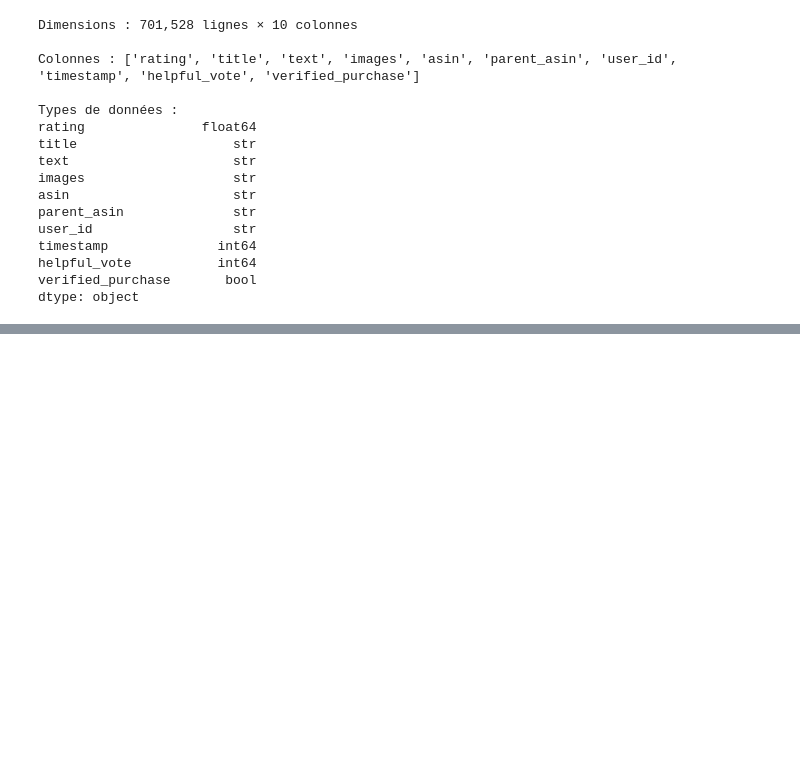
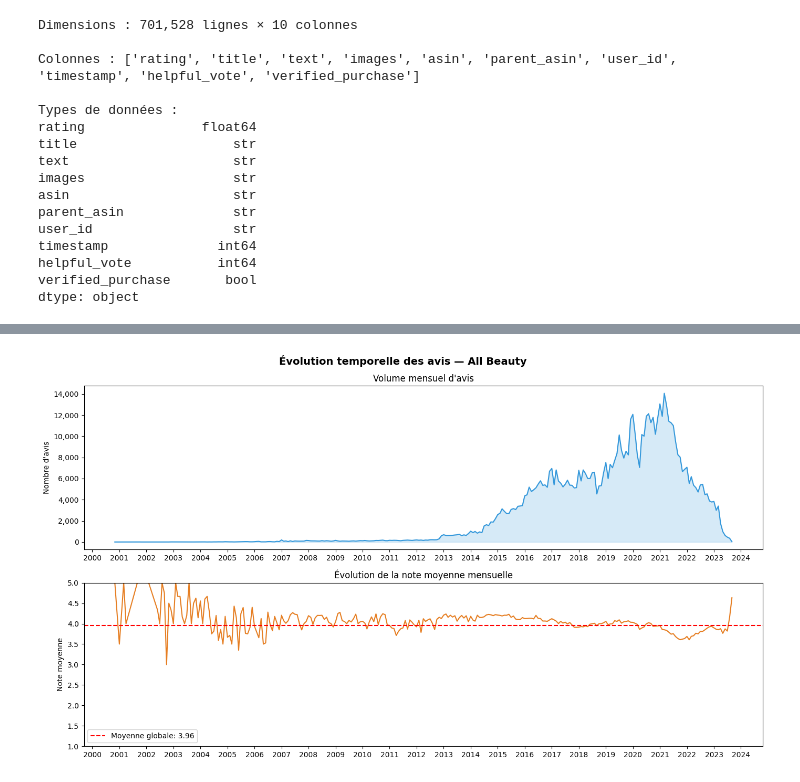
Before and after one commit to space9cowboy/Projet_5_Reco, a Jupyter notebook: notebooks/Exploration_All_Beauty.ipynb, the cells around one changed output, grey strips where cells are left out. Cells and saved outputs as stored; diff of their text form; code cells hidden in the pictures; blank space fills up the shorter version.

```diff
--- a/notebooks/Exploration_All_Beauty.ipynb
+++ b/notebooks/Exploration_All_Beauty.ipynb
@@ -27,0 +183,36 @@ dtype: object
+# %%
+# Nombre d'avis par mois
+avis_par_mois = df.groupby('year_month').size()
+note_par_mois = df.groupby('year_month')['rating'].mean()
+
+# Conversion en index datetime pour mieux contrôler les ticks
+index_dt = avis_par_mois.index.to_timestamp()
+
+fig, axes = plt.subplots(2, 1, figsize=(14, 8))
+fig.suptitle("Évolution temporelle des avis — All Beauty", fontsize=14, fontweight='bold')
+
+# --- Volume d'avis par mois ---
+axes[0].plot(index_dt, avis_par_mois.values, color='#3498db', linewidth=1.5)
+axes[0].fill_between(index_dt, avis_par_mois.values, alpha=0.2, color='#3498db')
+axes[0].set_ylabel("Nombre d'avis")
+axes[0].set_title("Volume mensuel d'avis")
+axes[0].yaxis.set_major_formatter(mticker.FuncFormatter(lambda x, _: f'{int(x):,}'))
+# 1 tick par an uniquement
+axes[0].xaxis.set_major_locator(plt.matplotlib.dates.YearLocator())
+axes[0].xaxis.set_major_formatter(plt.matplotlib.dates.DateFormatter('%Y'))
+
+# --- Note moyenne par mois ---
+axes[1].plot(index_dt, note_par_mois.values, color='#e67e22', linewidth=1.5)
+axes[1].axhline(df['rating'].mean(), color='red', linestyle='--', label=f'Moyenne globale: {df["rating"].mean():.2f}')
+axes[1].set_ylabel("Note moyenne")
+axes[1].set_title("Évolution de la note moyenne mensuelle")
+axes[1].set_ylim(1, 5)
+axes[1].xaxis.set_major_locator(plt.matplotlib.dates.YearLocator())
+axes[1].xaxis.set_major_formatter(plt.matplotlib.dates.DateFormatter('%Y'))
+axes[1].legend()
+
+plt.tight_layout()
+plt.savefig("../outputs/evolution_temporelle.png", dpi=150, bbox_inches='tight')
+plt.show()
+# %% [output]
+[figure, added]
```
Also changed, not shown: parts of 19 cells of this notebook.
